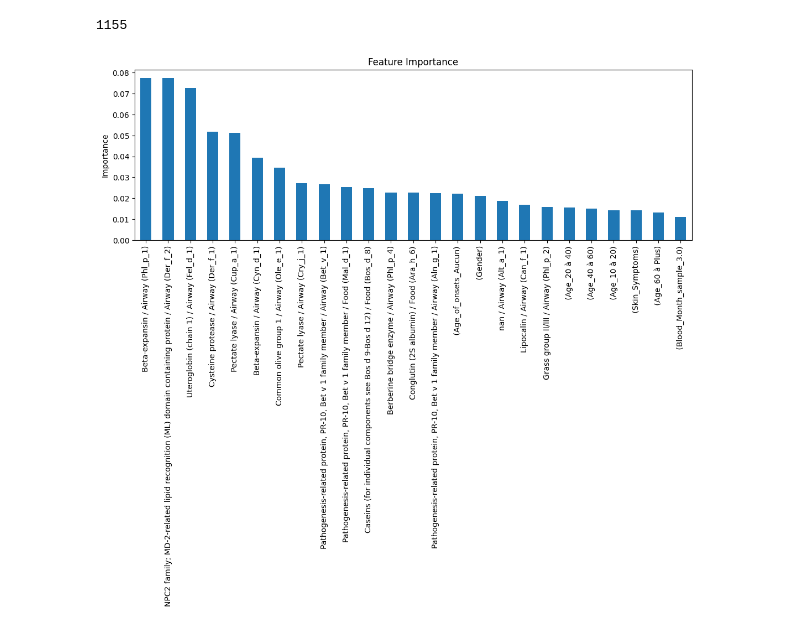
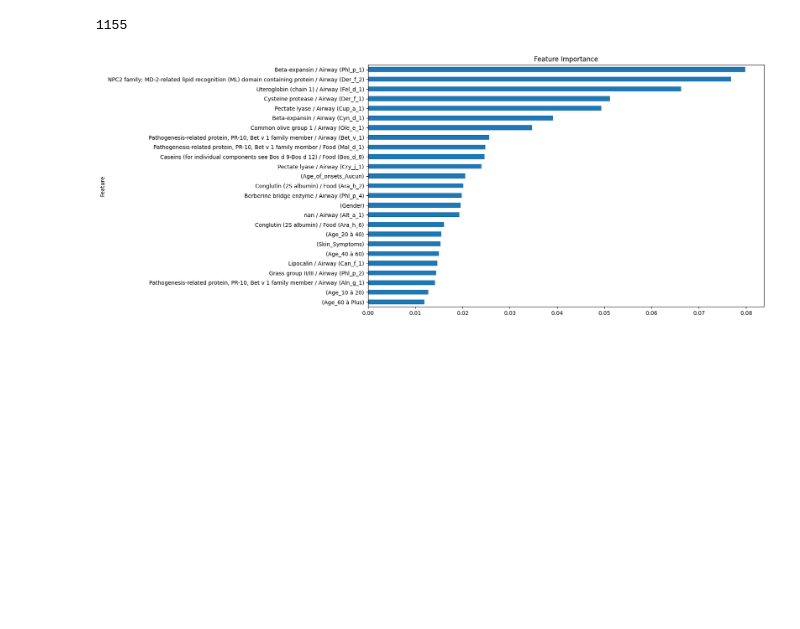
Before and after one commit to IngeaJeanOlivier/Allergies, a Jupyter notebook: notebooks/nb_jean_olivier.ipynb, the cells around one changed output. Drawn from its saved outputs; the diff is of its cells as text; code cells hidden in the pictures; blank space fills up the shorter version.

```diff
--- a/notebooks/nb_jean_olivier.ipynb
+++ b/notebooks/nb_jean_olivier.ipynb
@@ -134,13 +134,11 @@ for i in range(14, len(all_cols)):
     value = float(c.iloc[0, 1])
     cval = value, col
     corr_sensitization.append(cval)
-    # Seuil à 0.1
-    if value>=0.1:
-        best_corr_sensitization.append(cval)
-        best_columns.append(col)
 
 corr_sensitization.sort(reverse=True)
-best_corr_sensitization.sort(reverse=True)
+# Les 25 meilleures corrélations avec la variable cible :
+best_corr_sensitization = corr_sensitization[:25]
+best_columns = [z[1] for z in best_corr_sensitization]
 
 best_corr_sensitization
 # %% [output]
@@ -382,23 +377,24 @@ len(allergens_df)
 # %%
 import matplotlib.pyplot as plt
 
 # Get feature importances
 index_labels = [f"{dico.get(z.replace('_', ' '), '')} ({z})" for z in X_train.columns]
 
 importances = pd.Series(rfc.feature_importances_, index=index_labels)
 importances = importances.sort_values(ascending=False)
 
 # Top 25
 importances_z = importances[:25]
+importances_z = importances_z.sort_values(ascending=True)
 
 # Plot
-plt.figure(figsize=(13, 4))
-importances_z.plot(kind='bar')
+plt.figure(figsize=(13, 8))
+importances_z.plot(kind='barh')
 plt.title("Feature Importance")
-plt.ylabel("Importance")
+plt.ylabel("Feature")
 plt.show()
 # %% [output]
-[figure, old version]
+[figure, new version]
 # %%
 df3.head()
 # %% [output]
```
Also changed, not shown: parts of 16 cells of this notebook, 1 other file.
